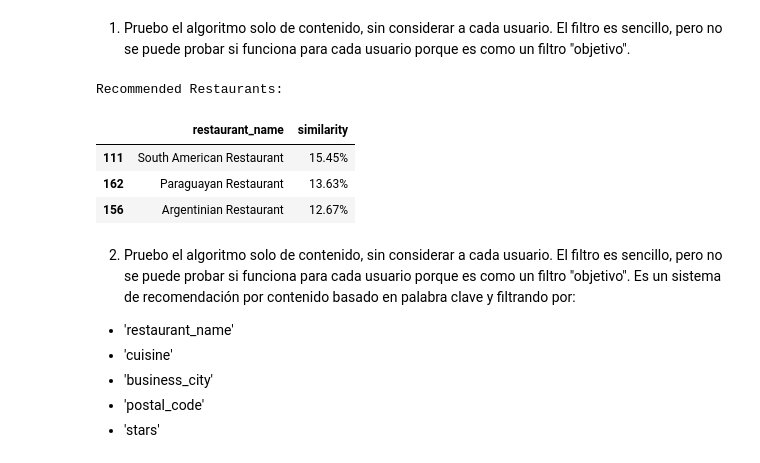
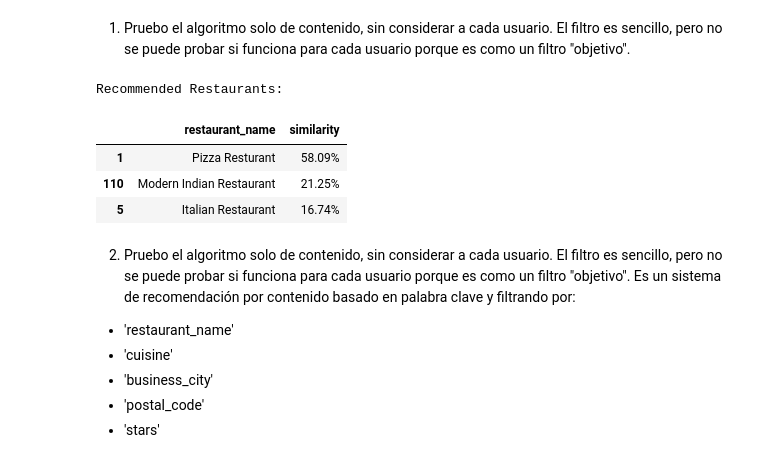
Before and after one commit to JosueMonte/restaurantguru, a Jupyter notebook: SistemaDeRecomendacion/sistema_recomendacion.ipynb, the cells around one changed output. Drawn from its saved outputs; the diff is of its cells as text; code cells hidden in the pictures.

```diff
--- a/SistemaDeRecomendacion/sistema_recomendacion.ipynb
+++ b/SistemaDeRecomendacion/sistema_recomendacion.ipynb
@@ -55,13 +55,13 @@ import matplotlib.pyplot as plt
 # %% [markdown]
 ### 4. Carga y visualización del DataFrame
 # %%
-df_business = pd.read_csv('Anexos/Datos_en_tablas/business.CSV')
-df_business_categories = pd.read_csv('Anexos/Datos_en_tablas/business_categories.CSV')
-df_categories = pd.read_csv('Anexos/Datos_en_tablas/categories.CSV')
-df_cities = pd.read_csv('Anexos/Datos_en_tablas/cities.CSV')
-df_states = pd.read_csv('Anexos/Datos_en_tablas/states.CSV')
-df_users = pd.read_csv('Anexos/Datos_en_tablas/users.CSV')
-df_reviews = pd.read_csv('Anexos/Datos_en_tablas/reviews.CSV', delimiter=';')
+df_business = pd.read_csv('business.CSV')
+df_business_categories = pd.read_csv('business_categories.CSV')
+df_categories = pd.read_csv('categories.CSV')
+df_cities = pd.read_csv('cities.CSV')
+df_states = pd.read_csv('states.CSV')
+df_users = pd.read_csv('users.CSV')
+df_reviews = pd.read_csv('reviews.CSV', delimiter=';')
 # %% [markdown]
 ### 5. Eliminar la columna Unnamed e inspección de valores faltantes
 # %% [markdown]
@@ -811,37 +811,37 @@ tfidf_matrix = vectorizer.fit_transform(df_categories['description'])
 # Calcular la similitud de coseno
 cosine_sim = cosine_similarity(tfidf_matrix, tfidf_matrix)
 
 # Crear una función de recomendación basada en la similitud de coseno
 def get_recommendations(keyword, cosine_sim=cosine_sim, df=df_categories, vectorizer=vectorizer):
 
     keyword_tfidf = vectorizer.transform([keyword])
     keyword_sim = cosine_similarity(keyword_tfidf, tfidf_matrix)
     sim_scores = list(enumerate(keyword_sim[0]))
     sim_scores = sorted(sim_scores, key=lambda x: x[1], reverse=True)
     umbral_similitud = 0.1  # Ajustar este valor según sea necesario
     filtered_scores = [score for score in sim_scores if score[1] > umbral_similitud]
     category_indices = [i[0] for i in filtered_scores[:3]]
     scores = [i[1] for i in filtered_scores[:3]]
     similarity_percentages = [score * 100 for score in scores]  # Convertir a porcentajes
     similarity_formatted = ["{:.2f}%".format(score) for score in similarity_percentages]  # Formatear como porcentajes
 
     recommendations = pd.DataFrame({
         'restaurant_name': df['restaurant_name'].iloc[category_indices],
         'similarity': similarity_formatted
     })
 
     return recommendations
 
 # Ejemplo de uso: Obtener recomendaciones para la palabra clave 'beef'
-recommended = get_recommendations('asado')
+recommended = get_recommendations('pizza')
 print("Recommended Restaurants:")
 recommended
 # %% [output]
 Recommended Restaurants:
 |  | restaurant_name | similarity |
-| 111 | South American Restaurant | 15.45% |
-| 162 | Paraguayan Restaurant | 13.63% |
-| 156 | Argentinian Restaurant | 12.67% |
+| 1 | Pizza Resturant | 58.09% |
+| 110 | Modern Indian Restaurant | 21.25% |
+| 5 | Italian Restaurant | 16.74% |
 # %% [markdown]
 2. Pruebo el algoritmo solo de contenido, sin considerar a cada usuario. El filtro es sencillo, pero no se puede probar si funciona para cada usuario porque es como un filtro "objetivo". Es un sistema de recomendación por contenido basado en palabra clave y filtrando por:
 * 'restaurant_name'
```
Also changed, not shown: parts of 5 cells of this notebook, 1 other file.
